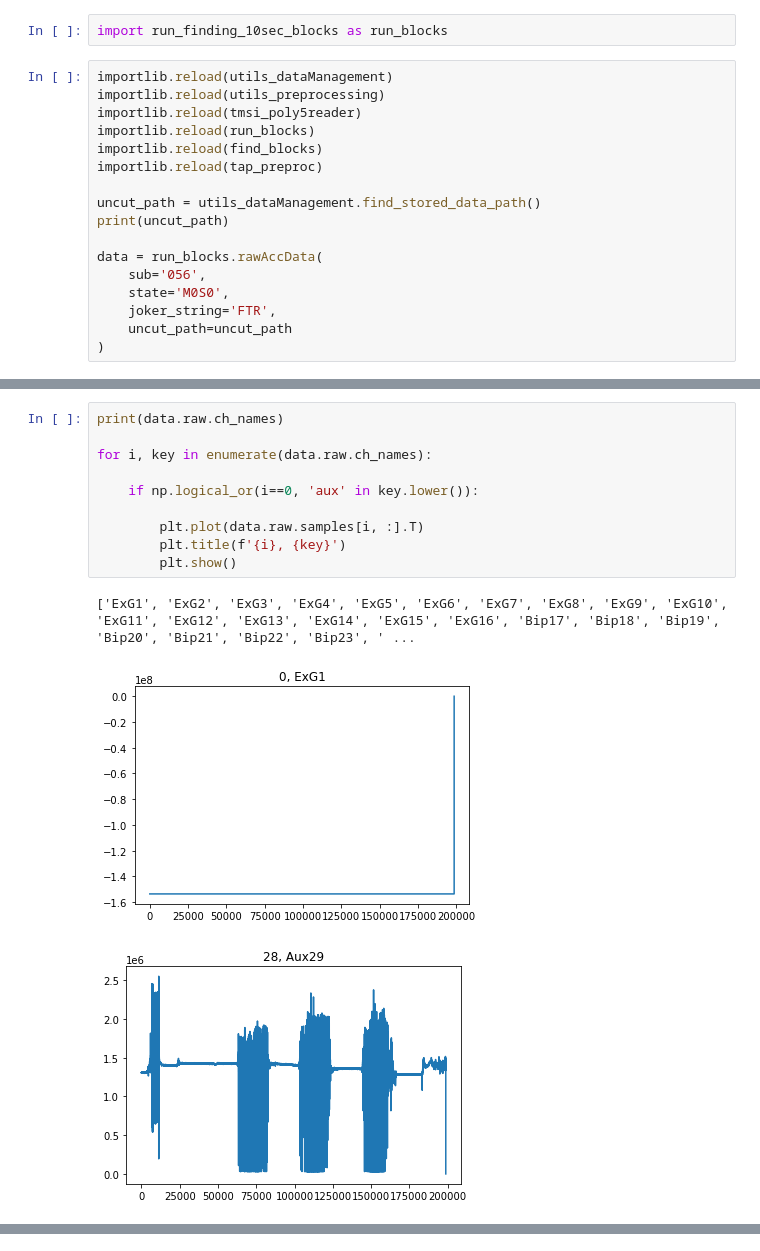
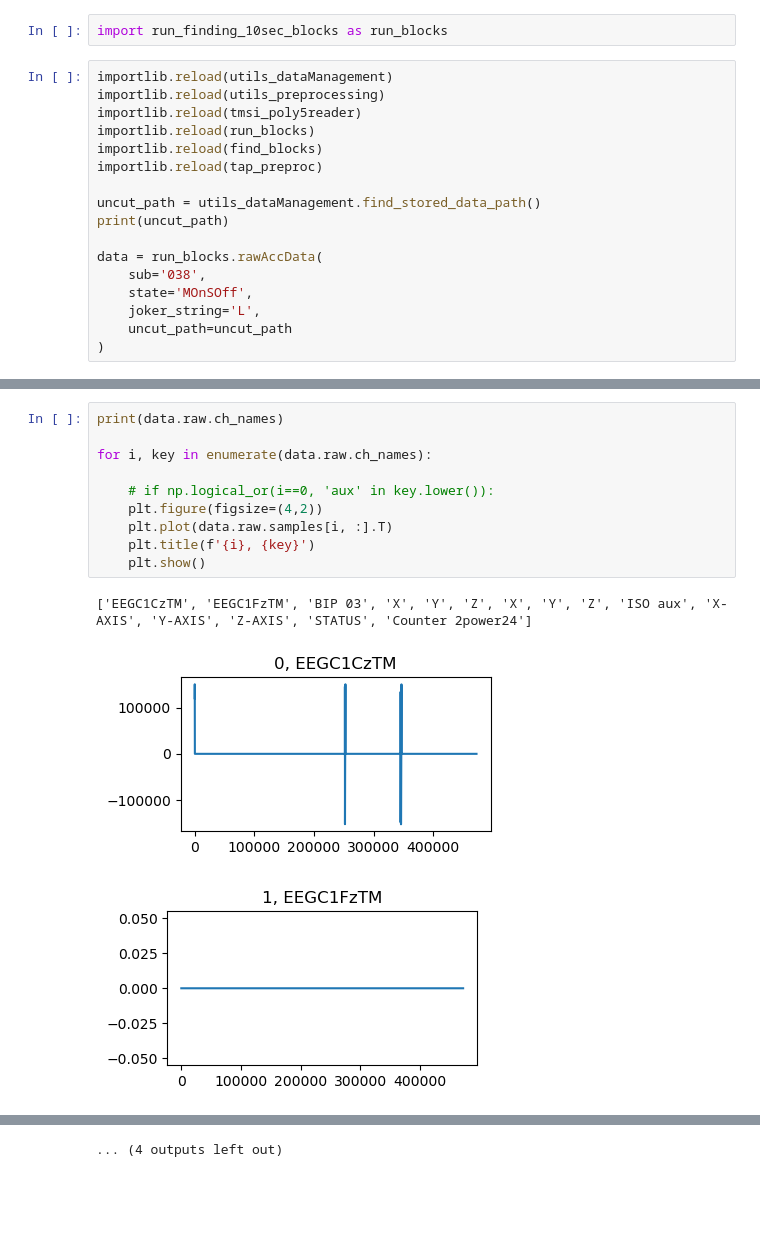
Before and after one commit to jgvhabets/updrsTapping, a Jupyter notebook: updrsTapping_finding_storing_blocks.ipynb, the cells around one changed output, grey strips where cells are left out. Drawn from its saved outputs; the diff is of its cells as text; blank space fills up the shorter version.

Commit message:
FIX: WIP fixing unilateral files with switched left/right sensors

```diff
--- a/updrsTapping_finding_storing_blocks.ipynb
+++ b/updrsTapping_finding_storing_blocks.ipynb
@@ -103,9 +102,9 @@ uncut_path = utils_dataManagement.find_stored_data_path()
 print(uncut_path)
 
 data = run_blocks.rawAccData(
-    sub='056',
-    state='M0S0',
-    joker_string='FTR',
+    sub='038',
+    state='MOnSOff',
+    joker_string='L',
     uncut_path=uncut_path
 )
 # %% [output]
@@ -129,14 +128,14 @@ saved block 2: BER056_M0S0_R_block3_250Hz.csv @ /Users/jeroenhabets/Research/CHA
 # %%
 print(data.raw.ch_names)
 
 for i, key in enumerate(data.raw.ch_names):
 
-    if np.logical_or(i==0, 'aux' in key.lower()):
-
-        plt.plot(data.raw.samples[i, :].T)
-        plt.title(f'{i}, {key}')
-        plt.show()
+    # if np.logical_or(i==0, 'aux' in key.lower()):
+    plt.figure(figsize=(4,2))
+    plt.plot(data.raw.samples[i, :].T)
+    plt.title(f'{i}, {key}')
+    plt.show()
 # %% [output]
-['ExG1', 'ExG2', 'ExG3', 'ExG4', 'ExG5', 'ExG6', 'ExG7', 'ExG8', 'ExG9', 'ExG10', 'ExG11', 'ExG12', 'ExG13', 'ExG14', 'ExG15', 'ExG16', 'Bip17', 'Bip18', 'Bip19', 'Bip20', 'Bip21', 'Bip22', 'Bip23', ' ...
+['EEGC1CzTM', 'EEGC1FzTM', 'BIP 03', 'X', 'Y', 'Z', 'X', 'Y', 'Z', 'ISO aux', 'X-AXIS', 'Y-AXIS', 'Z-AXIS', 'STATUS', 'Counter 2power24']
-[figure, old version]
+[figure, new version]
-[figure, old version]
+[figure, new version]
@@ -144,0 +151 @@ for i, key in enumerate(data.raw.ch_names):
+... (4 outputs left out)
```
Also changed, not shown: parts of 3 cells of this notebook, 3 other files.
